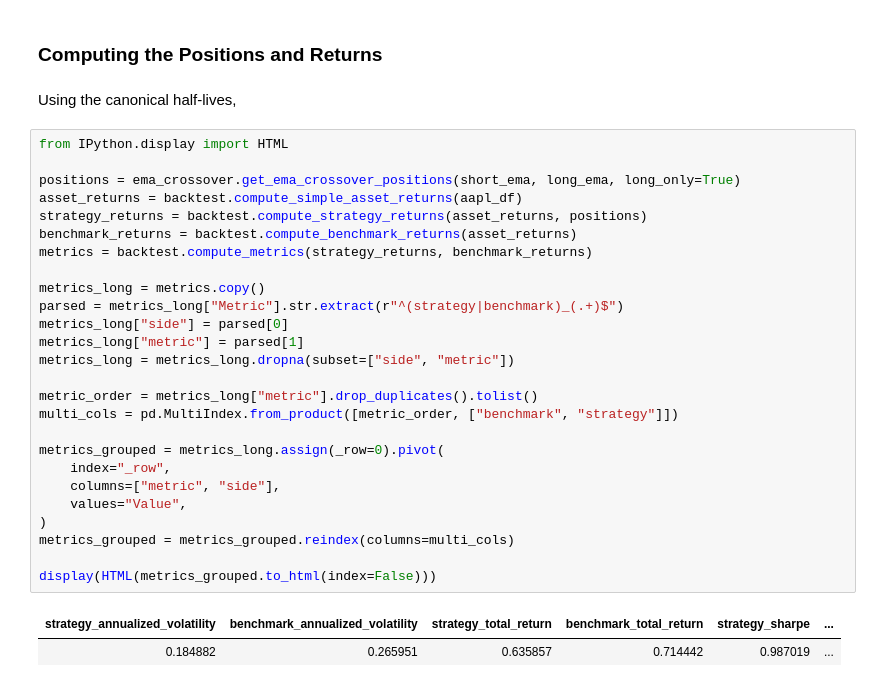
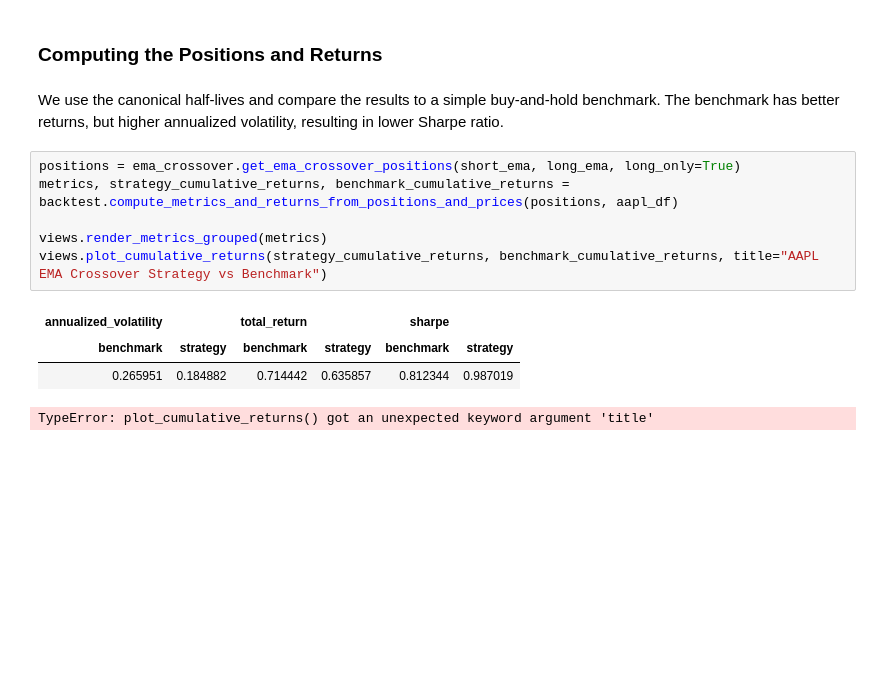
Before and after one commit to charlien74/systematic-trading-research, a Jupyter notebook: notebooks/01_exponential_moving_averages.ipynb, the cells around one changed output. Saved outputs shown, nothing was run; the diff lists cells and outputs as text; blank space fills up the shorter version.

Commit message:
Refactor rendering into notebook_views module

```diff
--- a/notebooks/01_exponential_moving_averages.ipynb
+++ b/notebooks/01_exponential_moving_averages.ipynb
@@ -45,33 +46,17 @@ plt.show()
 # %% [markdown]
 ### Computing the Positions and Returns
 # %% [markdown]
-Using the canonical half-lives,
+We use the canonical half-lives and compare the results to a simple buy-and-hold
+benchmark. The benchmark has better returns, but higher annualized volatility,
+resulting in lower Sharpe ratio.
 # %%
-from IPython.display import HTML
+positions = ema_crossover.get_ema_crossover_positions(short_ema, long_ema, long_only=True)
+metrics, strategy_cumulative_returns, benchmark_cumulative_returns = backtest.compute_metrics_and_returns_from_positions_and_prices(positions, aapl_df)
 
-positions = ema_crossover.get_ema_crossover_positions(short_ema, long_ema, long_only=True)
-asset_returns = backtest.compute_simple_asset_returns(aapl_df)
-strategy_returns = backtest.compute_strategy_returns(asset_returns, positions)
-benchmark_returns = backtest.compute_benchmark_returns(asset_returns)
-metrics = backtest.compute_metrics(strategy_returns, benchmark_returns)
-
-metrics_long = metrics.copy()
-parsed = metrics_long["Metric"].str.extract(r"^(strategy|benchmark)_(.+)$")
-metrics_long["side"] = parsed[0]
-metrics_long["metric"] = parsed[1]
-metrics_long = metrics_long.dropna(subset=["side", "metric"])
-
-metric_order = metrics_long["metric"].drop_duplicates().tolist()
-multi_cols = pd.MultiIndex.from_product([metric_order, ["benchmark", "strategy"]])
-
-metrics_grouped = metrics_long.assign(_row=0).pivot(
-    index="_row",
-    columns=["metric", "side"],
-    values="Value",
-)
-metrics_grouped = metrics_grouped.reindex(columns=multi_cols)
-
-display(HTML(metrics_grouped.to_html(index=False)))
+views.render_metrics_grouped(metrics)
+views.plot_cumulative_returns(strategy_cumulative_returns, benchmark_cumulative_returns, title="AAPL EMA Crossover Strategy vs Benchmark")
 # %% [output]
-| strategy_annualized_volatility | benchmark_annualized_volatility | strategy_total_return | benchmark_total_return | strategy_sharpe | ... |
-| 0.184882 | 0.265951 | 0.635857 | 0.714442 | 0.987019 | ... |
+| annualized_volatility |  | total_return |  | sharpe |  |
+| benchmark | strategy | benchmark | strategy | benchmark | strategy |
+| 0.265951 | 0.184882 | 0.714442 | 0.635857 | 0.812344 | 0.987019 |
+TypeError: plot_cumulative_returns() got an unexpected keyword argument 'title'
```
Also changed, not shown: parts of 1 cell of this notebook, 2 other files.
